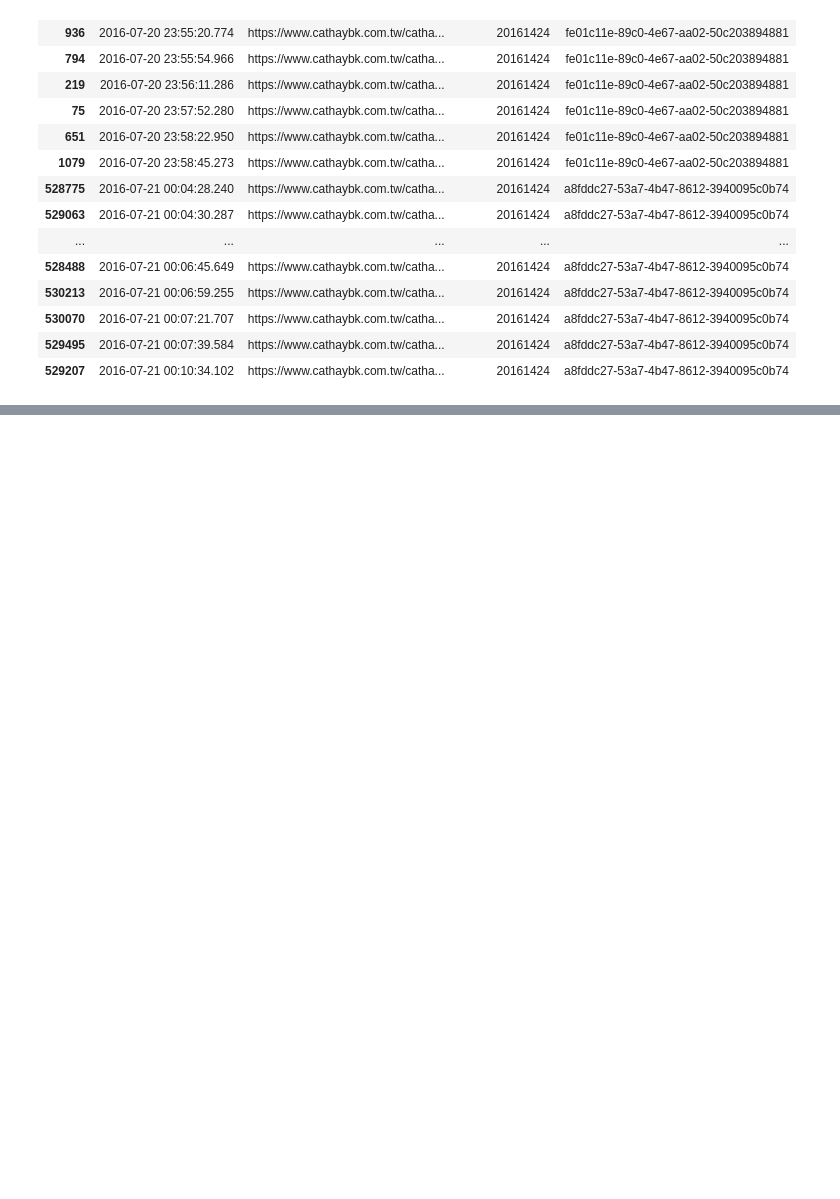
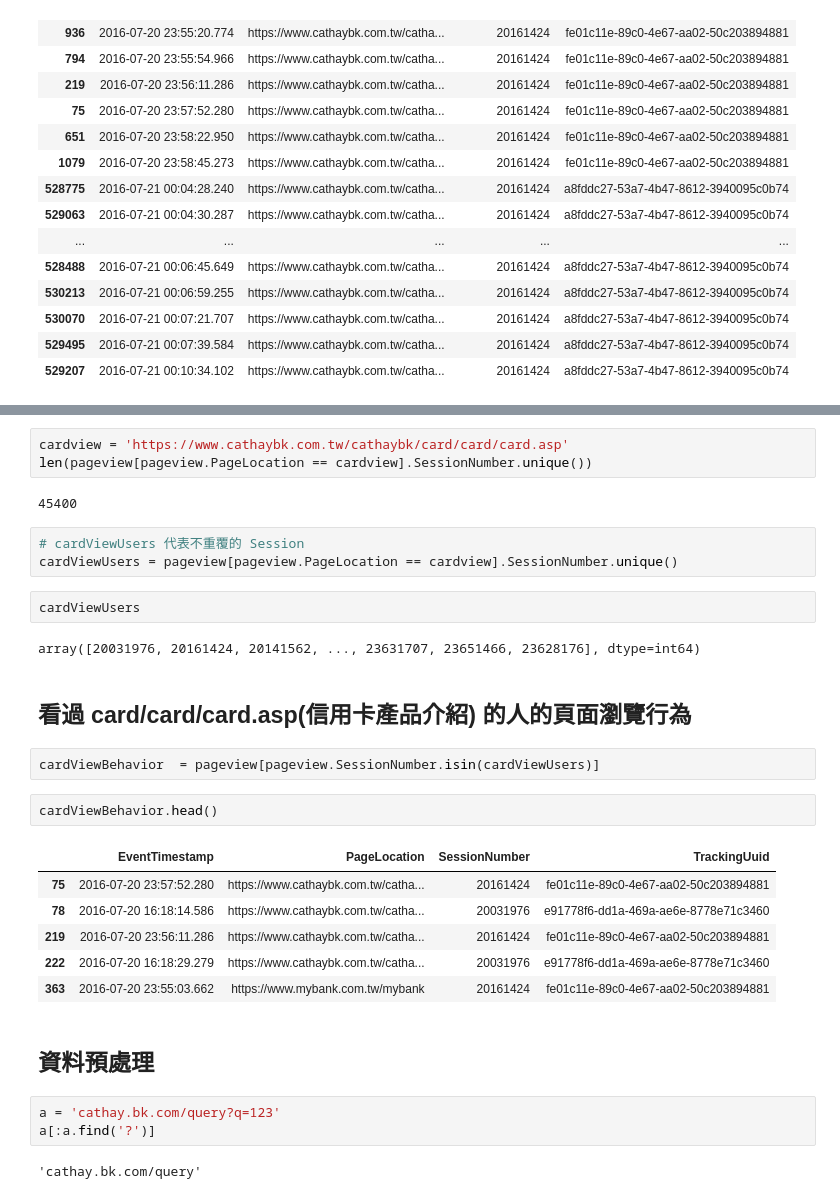
Before and after one commit to ywchiu/cathaybkpython, a Jupyter notebook: 20160929Demo.ipynb, the cells around one changed output, grey strips where cells are left out. Cells and saved outputs as stored; diff of their text form; blank space fills up the shorter version.

```diff
--- a/20160929Demo.ipynb
+++ b/20160929Demo.ipynb
@@ -196,0 +241,32 @@ pageview[pageview.SessionNumber == 20161424].sort_values('EventTimestamp')
+# %%
+cardview = 'https://www.cathaybk.com.tw/cathaybk/card/card/card.asp'
+len(pageview[pageview.PageLocation == cardview].SessionNumber.unique())
+# %% [output]
+45400
+# %%
+# cardViewUsers 代表不重覆的 Session
+cardViewUsers = pageview[pageview.PageLocation == cardview].SessionNumber.unique()
+# %%
+cardViewUsers
+# %% [output]
+array([20031976, 20161424, 20141562, ..., 23631707, 23651466, 23628176], dtype=int64)
+# %% [markdown]
+## 看過 card/card/card.asp(信用卡產品介紹) 的人的頁面瀏覽行為
+# %%
+cardViewBehavior  = pageview[pageview.SessionNumber.isin(cardViewUsers)]
+# %%
+cardViewBehavior.head()
+# %% [output]
+|  | EventTimestamp | PageLocation | SessionNumber | TrackingUuid |
+| 75 | 2016-07-20 23:57:52.280 | https://www.cathaybk.com.tw/catha... | 20161424 | fe01c11e-89c0-4e67-aa02-50c203894881 |
+| 78 | 2016-07-20 16:18:14.586 | https://www.cathaybk.com.tw/catha... | 20031976 | e91778f6-dd1a-469a-ae6e-8778e71c3460 |
+| 219 | 2016-07-20 23:56:11.286 | https://www.cathaybk.com.tw/catha... | 20161424 | fe01c11e-89c0-4e67-aa02-50c203894881 |
+| 222 | 2016-07-20 16:18:29.279 | https://www.cathaybk.com.tw/catha... | 20031976 | e91778f6-dd1a-469a-ae6e-8778e71c3460 |
+| 363 | 2016-07-20 23:55:03.662 | https://www.mybank.com.tw/mybank | 20161424 | fe01c11e-89c0-4e67-aa02-50c203894881 |
+# %% [markdown]
+## 資料預處理
+# %%
+a = 'cathay.bk.com/query?q=123'
+a[:a.find('?')]
+# %% [output]
+'cathay.bk.com/query'
```
Also changed, not shown: parts of 12 cells of this notebook.
